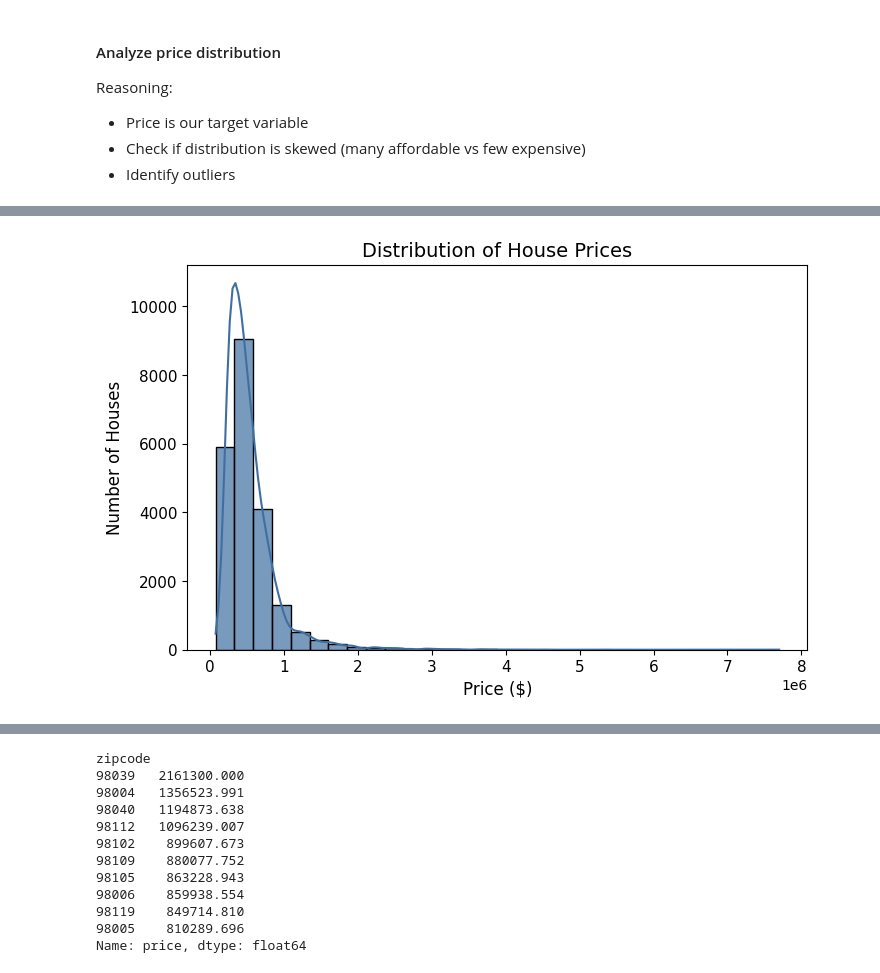
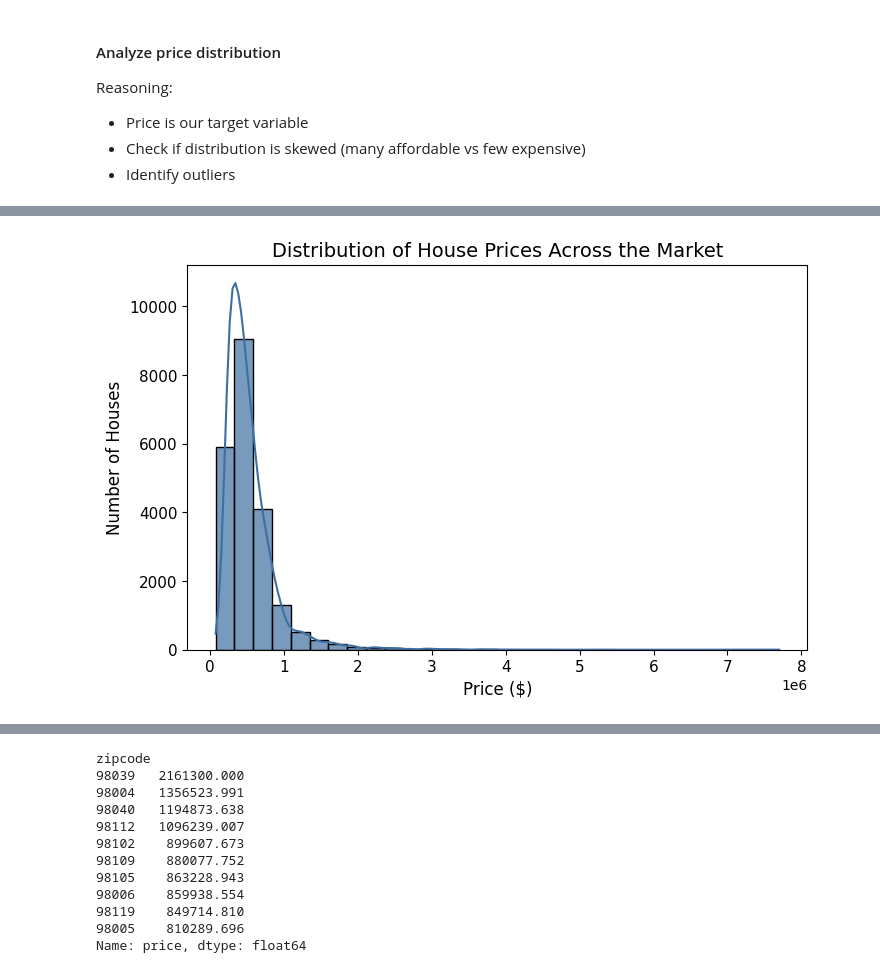
Before and after one commit to timoajayi/ds_eda_project, a Jupyter notebook: EDA.ipynb, the cells around one changed output, grey strips where cells are left out. Cells and saved outputs as stored; diff of their text form; code cells hidden in the pictures.

```diff
--- a/EDA.ipynb
+++ b/EDA.ipynb
@@ -353,23 +375,23 @@ Reasoning:
 # %%
 plt.figure(figsize=(8,5))
 
 # Histogram with density curve
 sns.histplot(
     df_house['price'],
     bins=30,
     kde=True,            # adds smooth density curve
     color="#3F6FA1",     # better color for presentation
     edgecolor="black",   # outlines bars for clarity
     alpha=0.7            # slightly transparent
 )
 
 # Titles and labels
-plt.title("Distribution of House Prices", fontsize=14)
+plt.title("Distribution of House Prices Across the Market", fontsize=14)
 plt.xlabel("Price ($)", fontsize=12)
 plt.ylabel("Number of Houses", fontsize=12)
 plt.xticks(fontsize=11)
 plt.yticks(fontsize=11)
 
 plt.show()
 # %% [output]
-[figure, old version]
+[figure, new version]
```
Also changed, not shown: parts of 27 cells of this notebook.
